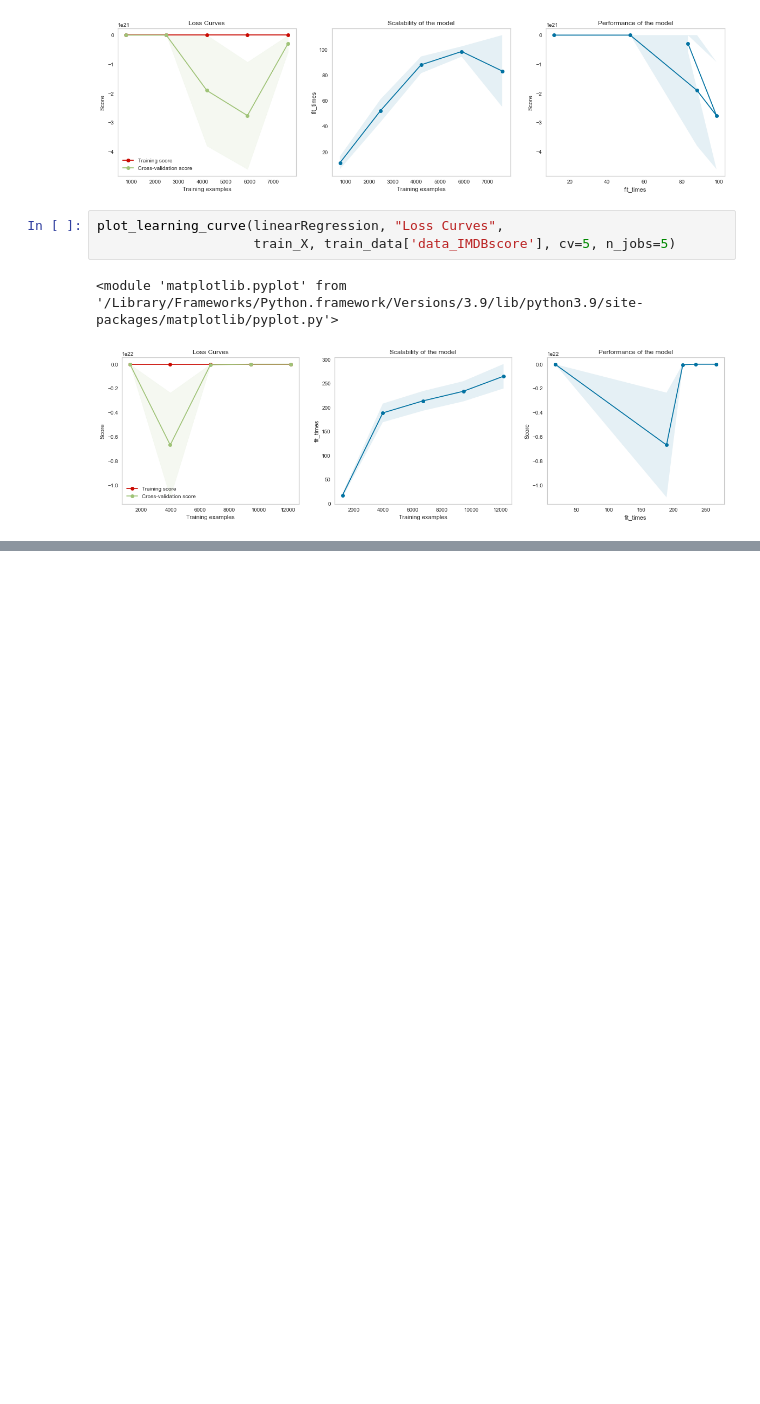
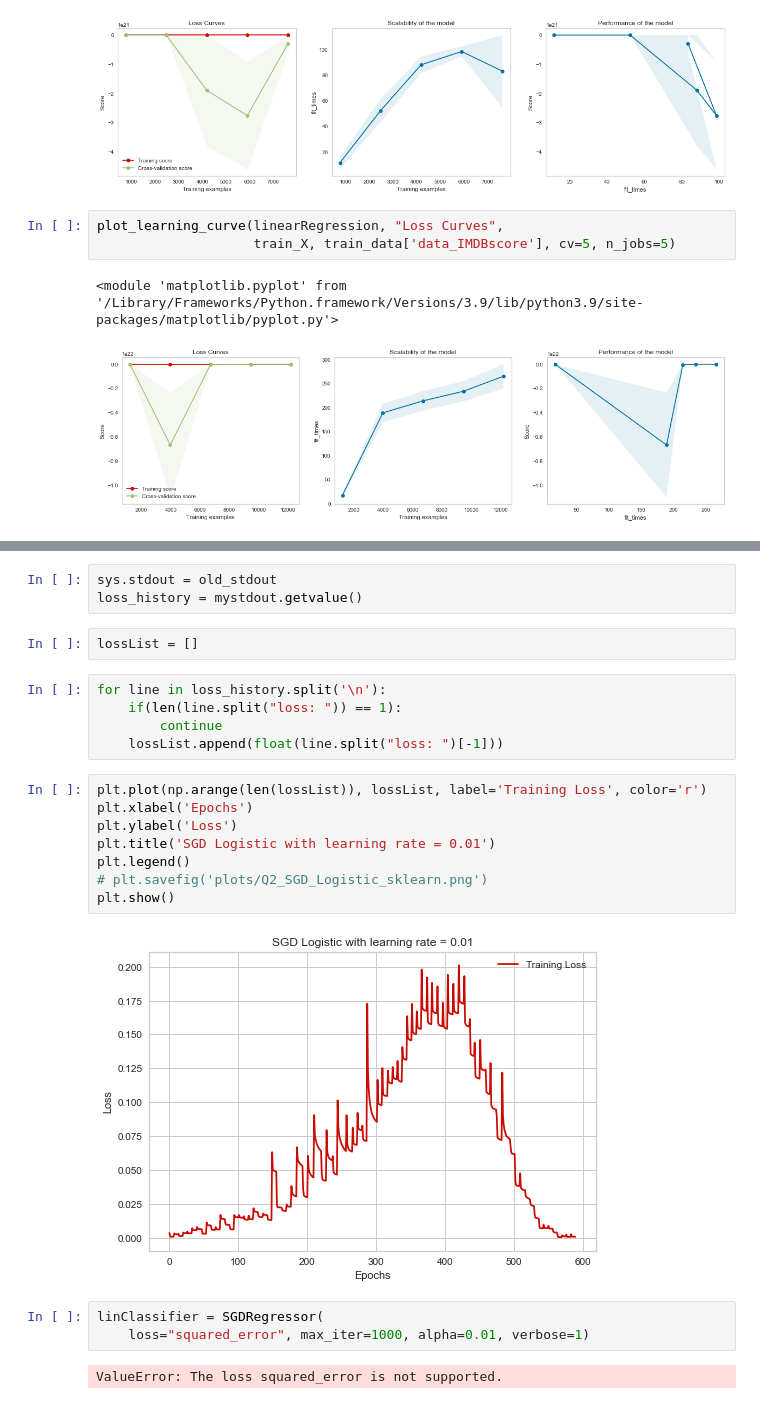
Before and after one commit to PritishWadhwa/IMDb-Movie-Rating-Predictor, a Jupyter notebook: masterCopy.ipynb, the cells around one changed output, grey strips where cells are left out. Saved outputs shown, nothing was run; the diff lists cells and outputs as text; blank space fills up the shorter version.

```diff
--- a/masterCopy.ipynb
+++ b/masterCopy.ipynb
@@ -1129,0 +1171,25 @@ plot_learning_curve(linearRegression, "Loss Curves",
+# %%
+sys.stdout = old_stdout
+loss_history = mystdout.getvalue()
+# %%
+lossList = []
+# %%
+for line in loss_history.split('\n'):
+    if(len(line.split("loss: ")) == 1):
+        continue
+    lossList.append(float(line.split("loss: ")[-1]))
+# %%
+plt.plot(np.arange(len(lossList)), lossList, label='Training Loss', color='r')
+plt.xlabel('Epochs')
+plt.ylabel('Loss')
+plt.title('SGD Logistic with learning rate = 0.01')
+plt.legend()
+# plt.savefig('plots/Q2_SGD_Logistic_sklearn.png')
+plt.show()
+# %% [output]
+[figure, added]
+# %%
+linClassifier = SGDRegressor(
+    loss="squared_error", max_iter=1000, alpha=0.01, verbose=1)
+# %% [output]
+ValueError: The loss squared_error is not supported.
```
Also changed, not shown: parts of 8 cells of this notebook.
